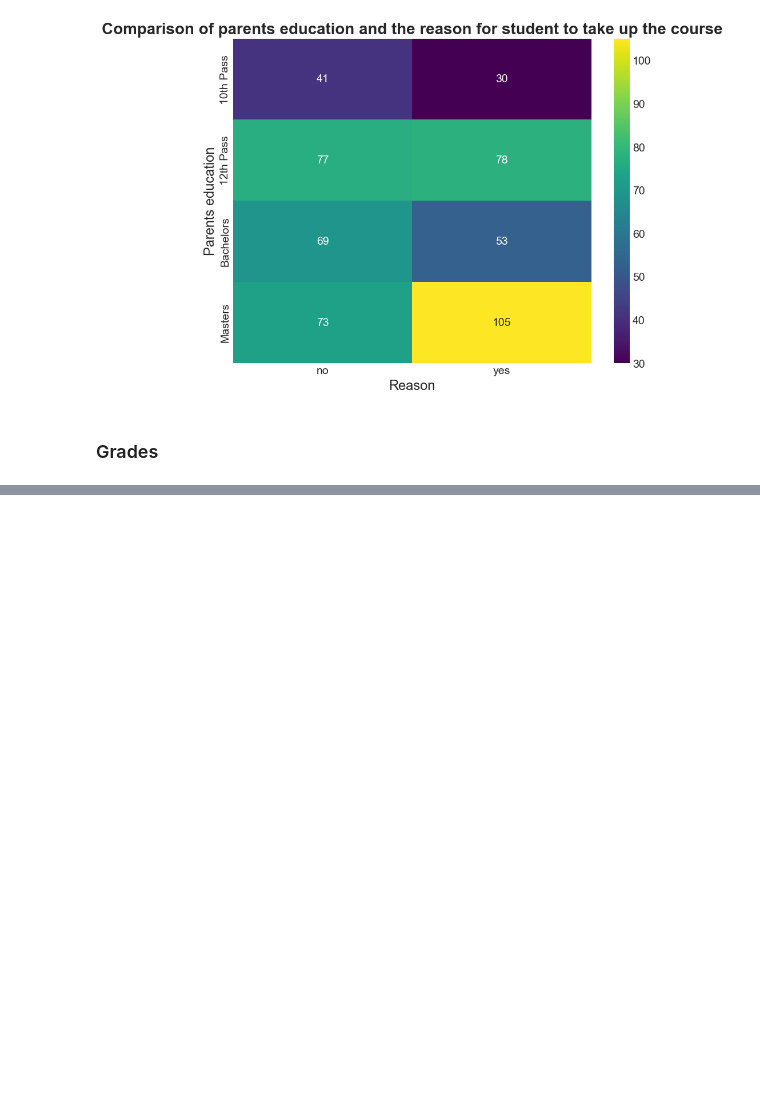
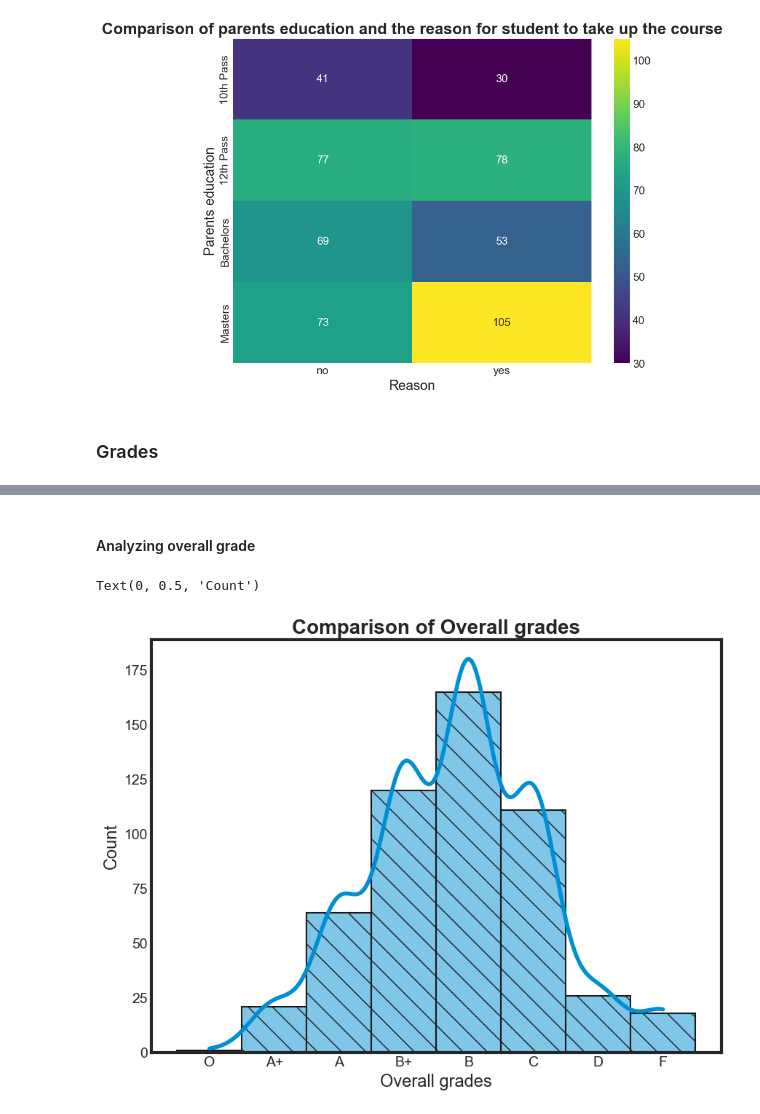
Before and after one commit to Kushal-Chandar/statistics-student-performance-analysis, a Jupyter notebook: analysis.ipynb, the cells around one changed output, grey strips where cells are left out. Cells and saved outputs as stored; diff of their text form; code cells hidden in the pictures; blank space fills up the shorter version.

```diff
--- a/analysis.ipynb
+++ b/analysis.ipynb
@@ -342,7 +342,3 @@ Text(0.5, 20.583333333333293, 'Reason')
 [figure]
 # %% [markdown]
 ### Grades
-# %%
-data["maths_le"] = le.fit_transform(data["maths"])
-data["comp_sci_le"] = le.fit_transform(data["comp_sci"])
-data["stats_le"] = le.fit_transform(data["stats"])
@@ -360,0 +398,8 @@ array([2, 3, 0, 1, 5, 4, 6, 7])
+# %%
+def overall_gpa(row):
+    if (row['maths_gpa'] and row['comp_sci_gpa'] and row['stats_gpa']):
+      return round((row['maths_gpa'] + row['comp_sci_gpa'] + row['stats_gpa']) / 3)
+    else:
+      return 0
+data['overall_gpa'] = data.apply(overall_gpa,axis=1)
+data[['overall_gpa', 'maths_gpa', 'stats_gpa', 'comp_sci_gpa']].head()
@@ -360,0 +413,24 @@ array([2, 3, 0, 1, 5, 4, 6, 7])
+# %%
+def getgrade(gpa):
+  if(gpa == 10):
+    return 'O'
+  elif(gpa == 9):
+    return 'A+'
+  elif(gpa == 8):
+    return 'A'
+  elif(gpa == 7):
+    return 'B+'
+  elif(gpa == 6):
+    return 'B'
+  elif(gpa == 5):
+    return 'C'
+  elif(gpa == 4):
+    return 'D'
+  else:
+    return 'F'
+
+data["overall"] = data['overall_gpa'].apply(getgrade)
+data["overall"] = pd.Categorical(
+    data["overall"], ["O", "A+", "A", "B+", "B", "C", "D", "F"]
+)
+data['overall'].head()
@@ -360,0 +445,12 @@ array([2, 3, 0, 1, 5, 4, 6, 7])
+# %% [markdown]
+#### Analyzing overall grade
+# %%
+graph = sns.histplot(
+    data, x="overall", edgecolor="0.1", linewidth=1.5, hatch="\\", kde=True
+)
+graph.set_title("Comparison of Overall grades", weight="bold", fontsize=20)
+graph.set_xlabel("Overall grades", fontweight=20, fontsize=17)
+graph.set_ylabel("Count", fontweight=20, fontsize=17)
+# %% [output]
+Text(0, 0.5, 'Count')
+[figure, added]
```
Also changed, not shown: parts of 22 cells of this notebook.
